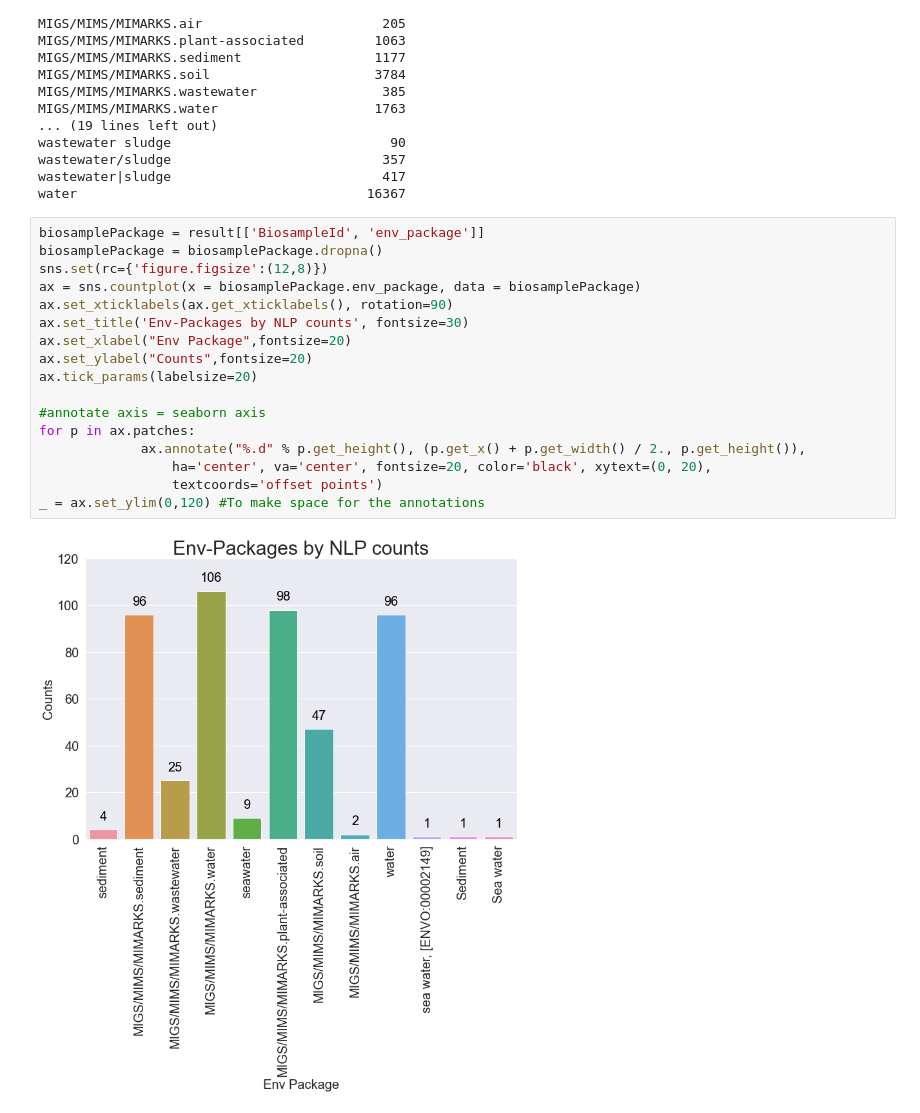
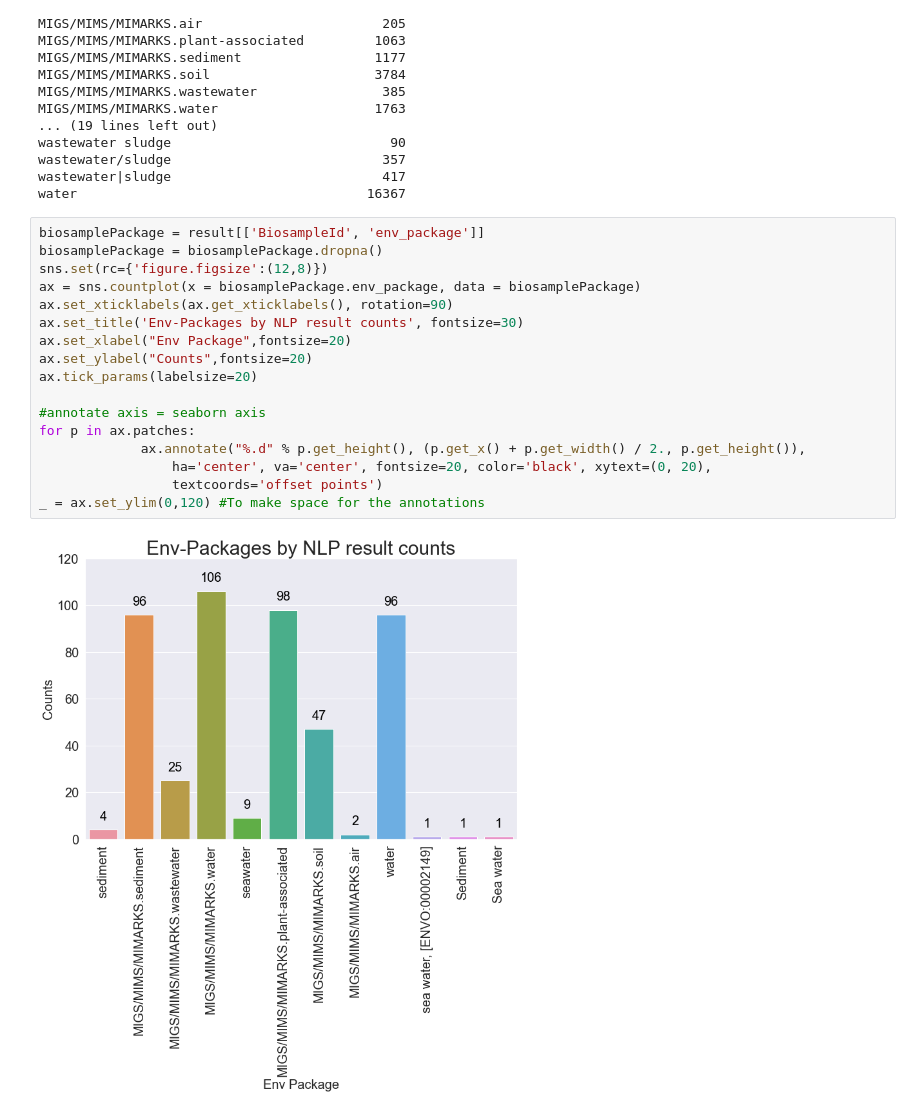
Before and after one commit to INCATools/biosample-analysis, a Jupyter notebook: src/notebooks/OGER-PostprocessingSandbox.ipynb, the cells around one changed output. Drawn from its saved outputs; the diff is of its cells as text.

```diff
--- a/src/notebooks/OGER-PostprocessingSandbox.ipynb
+++ b/src/notebooks/OGER-PostprocessingSandbox.ipynb
@@ -250,19 +250,19 @@ water                                     16367
 # %%
 biosamplePackage = result[['BiosampleId', 'env_package']]
 biosamplePackage = biosamplePackage.dropna()
 sns.set(rc={'figure.figsize':(12,8)})
 ax = sns.countplot(x = biosamplePackage.env_package, data = biosamplePackage)
 ax.set_xticklabels(ax.get_xticklabels(), rotation=90)
-ax.set_title('Env-Packages by NLP counts', fontsize=30)
+ax.set_title('Env-Packages by NLP result counts', fontsize=30)
 ax.set_xlabel("Env Package",fontsize=20)
 ax.set_ylabel("Counts",fontsize=20)
 ax.tick_params(labelsize=20)
 
 #annotate axis = seaborn axis
 for p in ax.patches:
              ax.annotate("%.d" % p.get_height(), (p.get_x() + p.get_width() / 2., p.get_height()),
                  ha='center', va='center', fontsize=20, color='black', xytext=(0, 20),
                  textcoords='offset points')
 _ = ax.set_ylim(0,120) #To make space for the annotations
 # %% [output]
-[figure, old version]
+[figure, new version]
```
